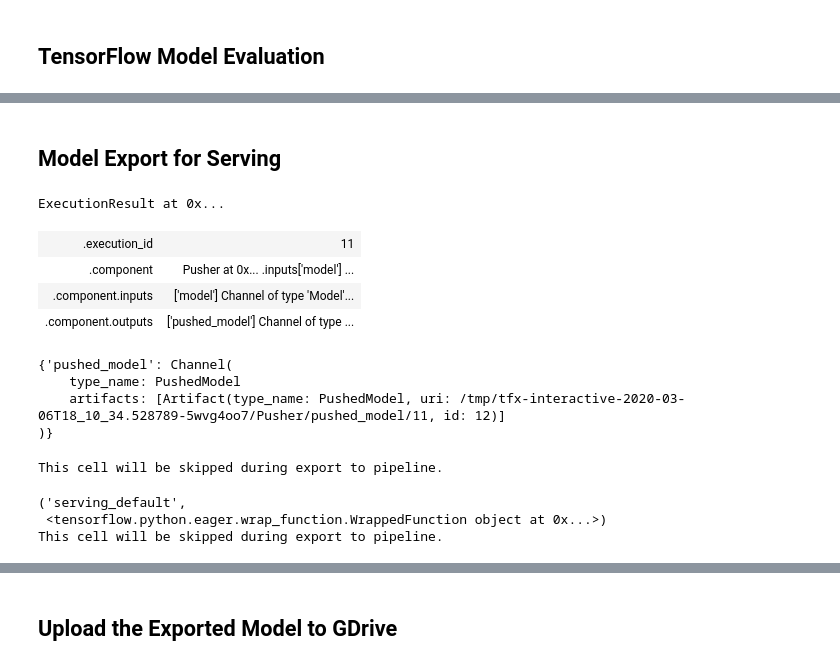
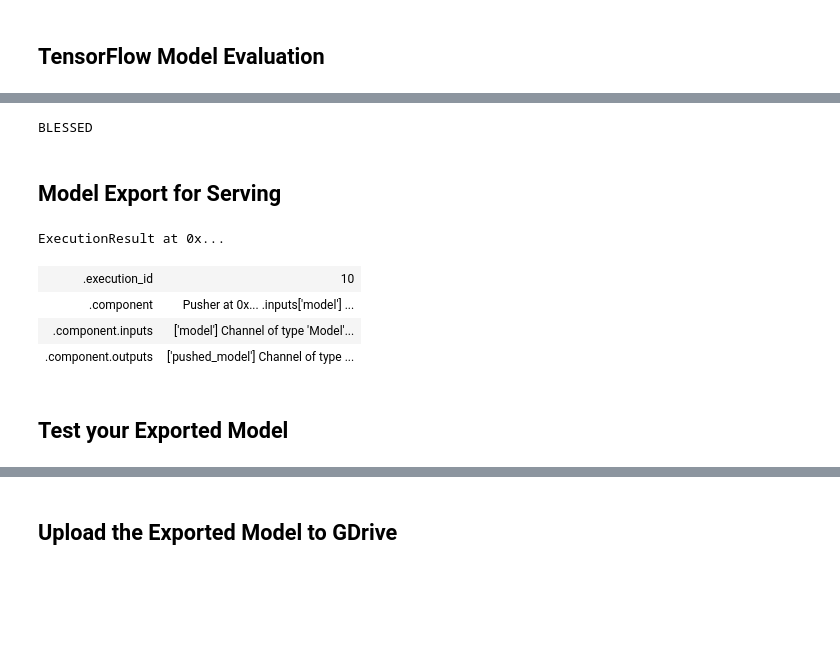
Before and after one commit to tensorflow/workshops, a Jupyter notebook: blog/TFX_Pipeline_for_Bert_Preprocessing.ipynb, the cells around one changed output, grey strips where cells are left out. Drawn from its saved outputs; the diff is of its cells as text; code cells hidden in the pictures; blank space fills up the shorter version.

```diff
--- a/blog/TFX_Pipeline_for_Bert_Preprocessing.ipynb
+++ b/blog/TFX_Pipeline_for_Bert_Preprocessing.ipynb
@@ -602,8 +709,8 @@ Overwriting trainer.py
 This cell will be skipped during export to pipeline.
 # %%
 # NOTE: Adjust the number of training and evaluation steps
-TRAINING_STEPS = 10
-EVALUATION_STEPS = 10
+TRAINING_STEPS = 10000
+EVALUATION_STEPS = 1000
 
 trainer = Trainer(
     module_file=os.path.abspath("trainer.py"),
@@ -669,0 +759,33 @@ model_analyzer.outputs
+# %%
+eval_config = tfma.EvalConfig(
+    model_specs=[
+        tfma.ModelSpec(label_key='label')
+    ],
+    metrics_specs=[
+        tfma.MetricsSpec(
+            metrics=[
+                tfma.MetricConfig(class_name='ExampleCount')
+            ],
+            thresholds = {
+                'binary_accuracy': tfma.MetricThreshold(
+                    value_threshold=tfma.GenericValueThreshold(
+                        lower_bound={'value': 0.5}),
+                    change_threshold=tfma.GenericChangeThreshold(
+                       direction=tfma.MetricDirection.HIGHER_IS_BETTER,
+                       absolute={'value': -1e-10}))
+            }
+        )
+    ],
+    slicing_specs=[
+        # An empty slice spec means the overall slice, i.e. the whole dataset.
+        tfma.SlicingSpec(),
+    ])
+
+evaluator = Evaluator(
+    examples=example_gen.outputs['examples'],
+    model=trainer.outputs['model'],
+    baseline_model=model_resolver.outputs['model'],
+    eval_config=eval_config
+)
+
+context.run(evaluator)
@@ -670,50 +799,28 @@ model_analyzer.outputs
 # %%
-%%skip_for_export
-
-blessing_uri = model_validator.outputs.blessing.get()[0].uri
-!ls -l {blessing_uri}
+# Check the blessing
+!ls {evaluator.outputs['blessing'].get()[0].uri}
+# %% [output]
+BLESSED
 # %% [markdown]
 ## Model Export for Serving
 # %%
 !mkdir /content/serving_model_dir
 
-_serving_model_dir = "/content/serving_model_dir"
+serving_model_dir = "/content/serving_model_dir"
 
 pusher = Pusher(
     model=trainer.outputs['model'],
-    model_blessing=model_analyzer.outputs['blessing'],
+    model_blessing=evaluator.outputs['blessing'],
     push_destination=pusher_pb2.PushDestination(
         filesystem=pusher_pb2.PushDestination.Filesystem(
             base_directory=serving_model_dir)))
 
 context.run(pusher)
 # %% [output]
 ExecutionResult at 0x...
-| .execution_id | 11 |
+| .execution_id | 10 |
 | .component | Pusher at 0x... .inputs['model'] ... |
 | .component.inputs | ['model'] Channel of type 'Model'... |
 | .component.outputs | ['pushed_model'] Channel of type ... |
-# %%
-%%skip_for_export
-
-pusher.outputs
-# %% [output]
-{'pushed_model': Channel(
-    type_name: PushedModel
-    artifacts: [Artifact(type_name: PushedModel, uri: /tmp/tfx-interactive-2020-03-06T18_10_34.528789-5wvg4oo7/Pusher/pushed_model/11, id: 12)]
-)}
-This cell will be skipped during export to pipeline.
-# %%
-%%skip_for_export
-
-push_uri = pusher.outputs.model_push.get()[0].uri
-latest_version = max(os.listdir(push_uri))
-latest_version_path = os.path.join(push_uri, latest_version)
-model = tf.saved_model.load(latest_version_path)
-
-for item in model.signatures.items():
-    pp.pprint(item)
-# %% [output]
-('serving_default',
- <tensorflow.python.eager.wrap_function.WrappedFunction object at 0x...>)
-This cell will be skipped during export to pipeline.
+# %% [markdown]
+## Test your Exported Model
```
Also changed, not shown: parts of 26 cells of this notebook.
